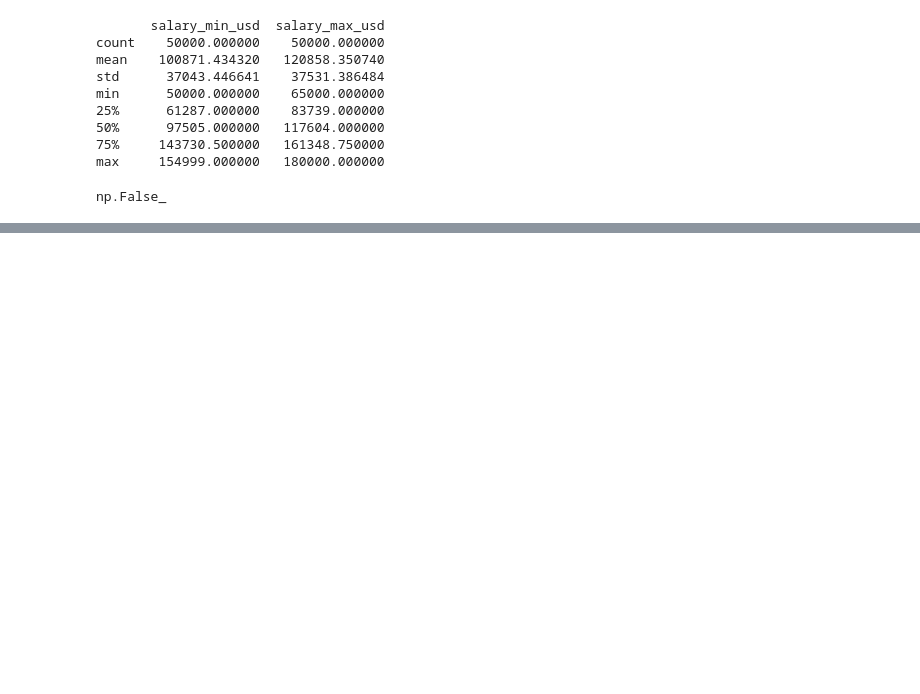
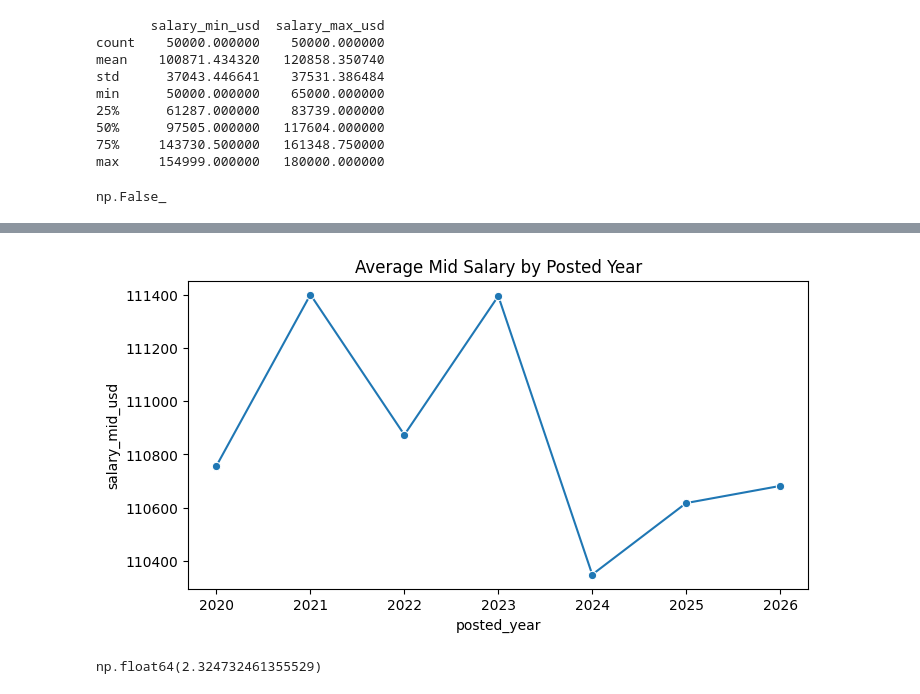
Before and after one commit to skylerbrough/MATH575, a Jupyter notebook: Project1.ipynb, the cells around one changed output, grey strips where cells are left out. Cells and saved outputs as stored; diff of their text form; code cells hidden in the pictures; blank space fills up the shorter version.

```diff
--- a/Project1.ipynb
+++ b/Project1.ipynb
@@ -157,0 +404,14 @@ df['salary_mid'] = (df['salary_max_usd'] + df['salary_min_usd'])/2
+# %%
+year_salary = df.groupby("posted_year")["salary_mid_usd"].mean().reset_index()
+
+plt.figure(figsize=(8,4))
+sns.lineplot(data=year_salary, x="posted_year", y="salary_mid_usd", marker="o")
+plt.title("Average Mid Salary by Posted Year")
+plt.show()
+# %% [output]
+[figure, added]
+# %%
+avg_exp_ds = df.loc[df["job_title"]=="Data Scientist", "min_experience_years"].mean()
+avg_exp_ds
+# %% [output]
+np.float64(2.324732461355529)
```
Also changed, not shown: parts of 43 cells of this notebook.
